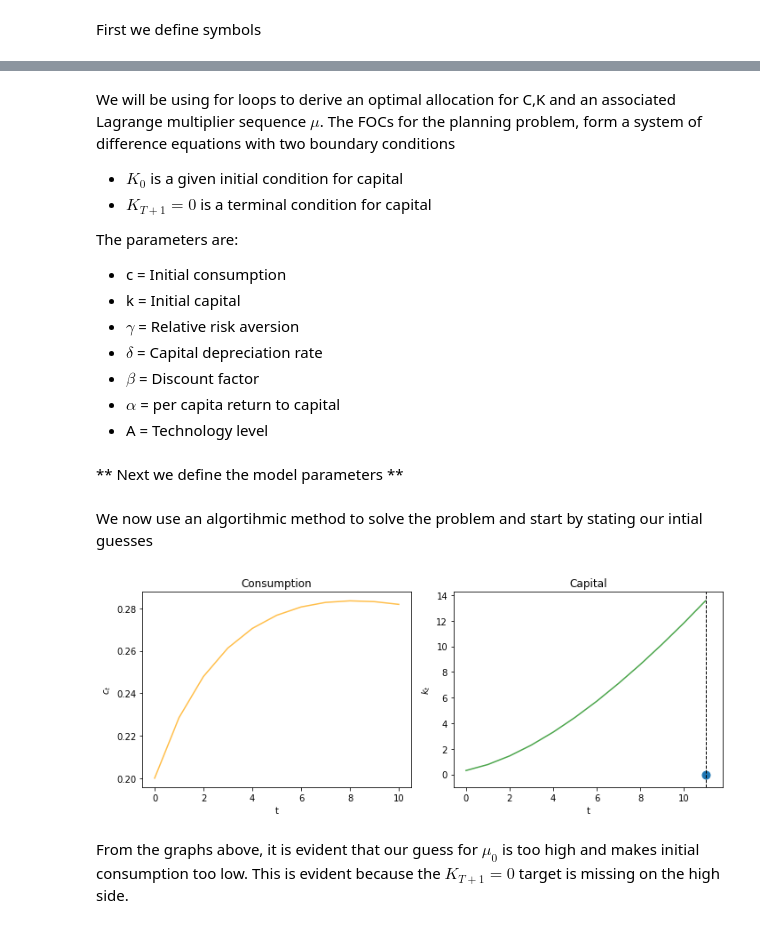
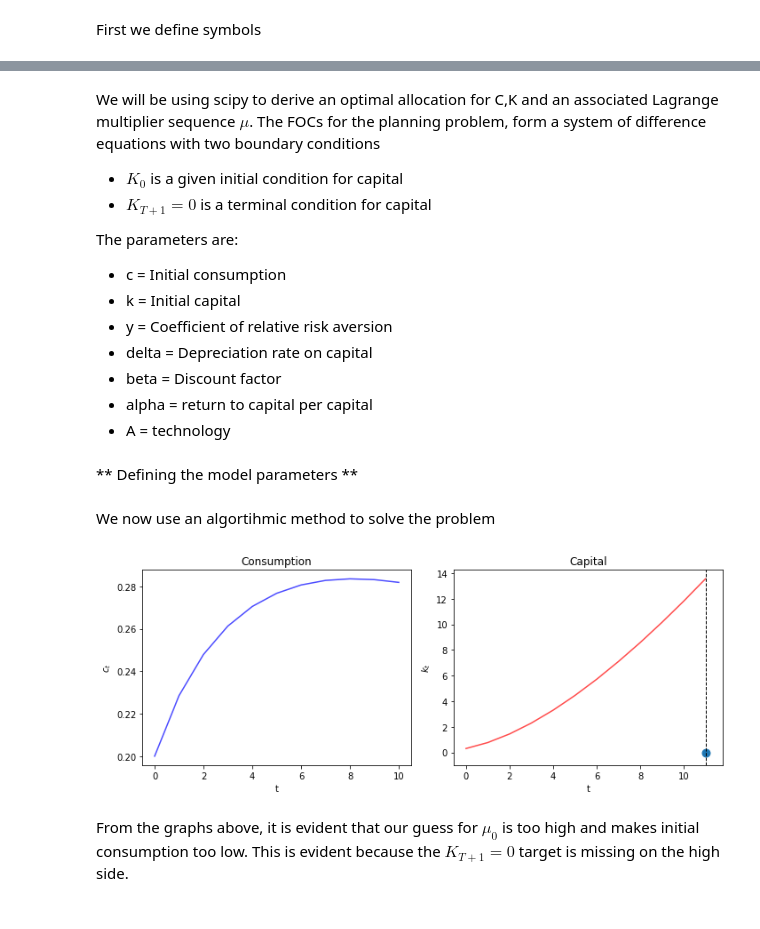
Before and after one commit to NumEconCopenhagen/projects-2020-group1, a Jupyter notebook: modelproject/modelproject.ipynb, the cells around one changed output, grey strips where cells are left out. Saved outputs shown, nothing was run; the diff lists cells and outputs as text; code cells hidden in the pictures.

```diff
--- a/modelproject/modelproject.ipynb
+++ b/modelproject/modelproject.ipynb
@@ -194,7 +193,7 @@ def f_prime(A, k, alpha):
 def f_prime_inverse(A, k, alpha):
     return (k/(A*alpha))**(1/(alpha-1))
 # %% [markdown]
-We will be using for loops to derive an optimal allocation for C,K and an associated Lagrange multiplier sequence $\mu$. The FOCs for the planning problem, form a system of difference equations with two boundary conditions
+We will be using scipy to derive an optimal allocation for C,K and an associated Lagrange multiplier sequence $\mu$. The FOCs for the planning problem, form a system of difference equations with two boundary conditions
 
 * $K_0$ is a given initial condition for capital
 * $K_{T+1}=0$ is a terminal condition for capital
@@ -202,11 +201,11 @@ We will be using for loops to derive an optimal allocation for C,K and an associ
 The parameters are:
 * c = Initial consumption
 * k = Initial capital
-* $\gamma$ = Relative risk aversion
-* $\delta$ = Capital depreciation rate
-* $\beta$ = Discount factor
-* $\alpha$ = per capita return to capital
-* A = Technology level
+* y = Coefficient of relative risk aversion
+* delta = Depreciation rate on capital
+* beta = Discount factor
+* alpha = return to capital per capital
+* A = technology
 # %% [markdown]
-** Next we define the model parameters **
+** Defining the model parameters **
 # %%
@@ -216,50 +216,51 @@ beta=0.95
 alpha=0.33
 A=1
 # %% [markdown]
-We now use an algortihmic method to solve the problem and start by stating our intial guesses
+We now use an algortihmic method to solve the problem
 # %%
 # Initial guesses
 T=10
 c=np.zeros(T+1) #T periods of consumption initialised to 0
-k=np.zeros(T+2) #T periods of capital initialised to 0 (T+2 to include t+1 variable as too)
-k[0]=0.3 #Initial level of   k
-c[0]=0.2 #Initial guess of c_0
+k=np.zeros(T+2) #T periods of capital initialised to 0(T+2 to include t+1 variable as well)
+k[0]=0.3 #Initial k
+c[0]=0.2 #Guess of c_0
 
 def algorithm(c, k, gamma, delta, beta, alpha, A):
     T = len(c)-1
     for t in range(T):
-        k[t+1]=f(A=A, k=k[t], alpha=alpha)+(1-delta)*k[t]-c[t]
+        k[t+1]=f(A=A, k=k[t], alpha=alpha)+(1-delta)*k[t]-c[t] # Equation 1 with inequality
         if k[t+1]<0: #Ensuring nonnegativity
             k[t+1]=0
+# Equation 2: We keep in the general form to who how we would solve if we did not want to do any simplification
         if beta*(f_prime(A=A, k=k[t+1], alpha=alpha)+(1-delta))==np.inf:
-#Occurs if k[t+1] is 0, meaning that we will not produce anything next period, thus consumption will go to 0
+#Only occurs if k[t+1] is 0, in which case we will not produce anything next period, so consumption will have to go to 0
             c[t+1]=0
         else: c[t+1]=u_prime_inverse(u_prime(c=c[t], gamma=gamma)/(beta*(f_prime(A=A, k=k[t+1], alpha=alpha)+(1-delta))), gamma=gamma)
 
 
 #Terminal condition calculation
     k[T+1]=f(A=A, k=k[T], alpha=alpha)+(1-delta)*k[T]-c[T]
 
     return c, k
 
 paths = algorithm(c, k, gamma, delta, beta, alpha, A)
 
 fig, axes = plt.subplots(1, 2, figsize=(10, 4))
-colors = ['orange', 'green']
+colors = ['blue', 'red']
 titles = ['Consumption', 'Capital']
 ylabels = ['$c_t$', '$k_t$']
 
 for path, color, title, y, ax in zip(paths, colors, titles, ylabels, axes):
     ax.plot(path, c=color, alpha=0.7)
     ax.set(title=title, ylabel=y, xlabel='t')
 
 ax.scatter(T+1, 0, s=80)
 ax.axvline(T+1, color='k', ls='--', lw=1)
 
 plt.tight_layout()
 plt.show()
 # %% [output]
-[figure, old version]
+[figure, new version]
 # %% [markdown]
 From the graphs above, it is evident that our guess for $\mu_0$ is too high and makes initial consumption too low. This is evident because the $K_{T+1}=0$ target is missing on the high side.
 # %% [markdown]
```
Also changed, not shown: parts of 30 cells of this notebook.
